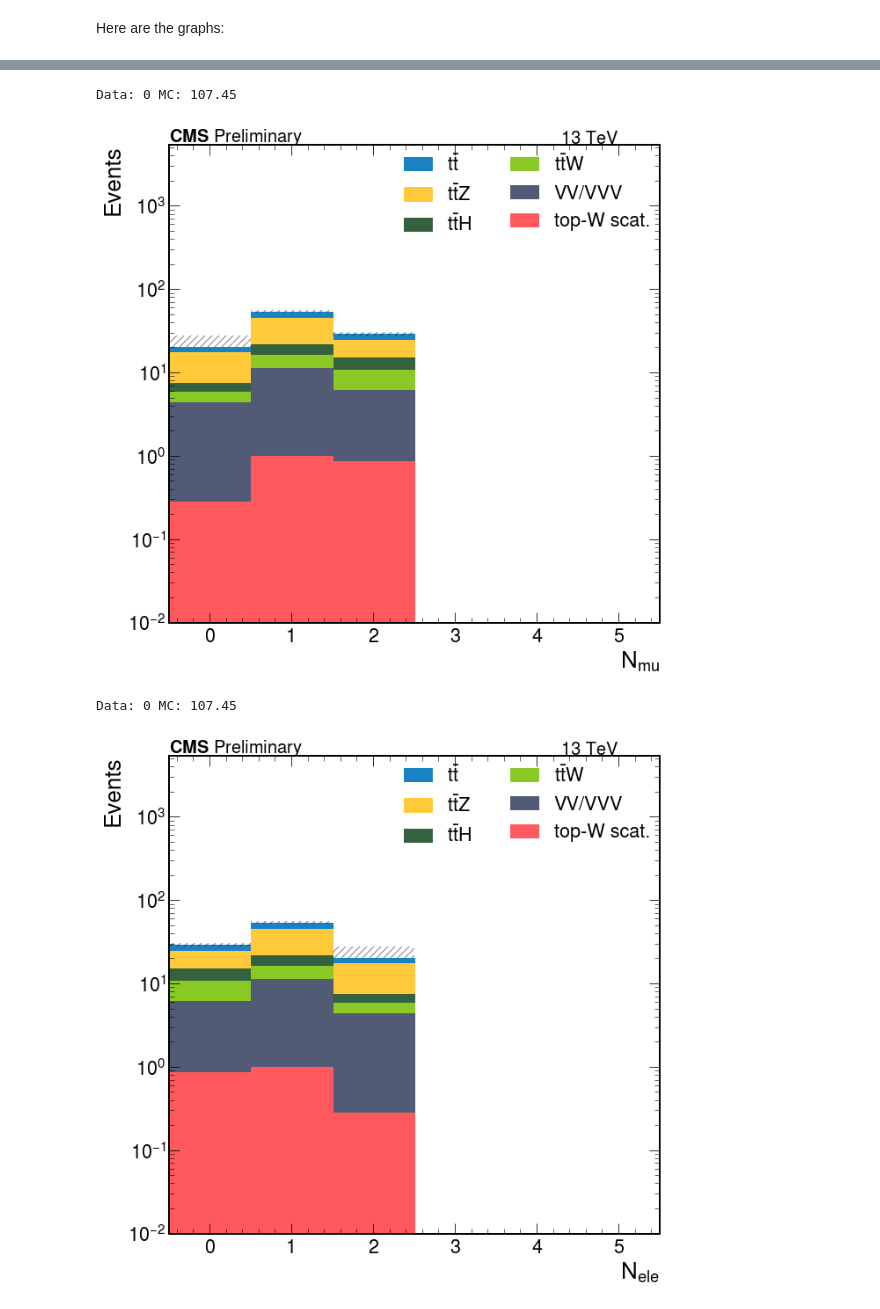
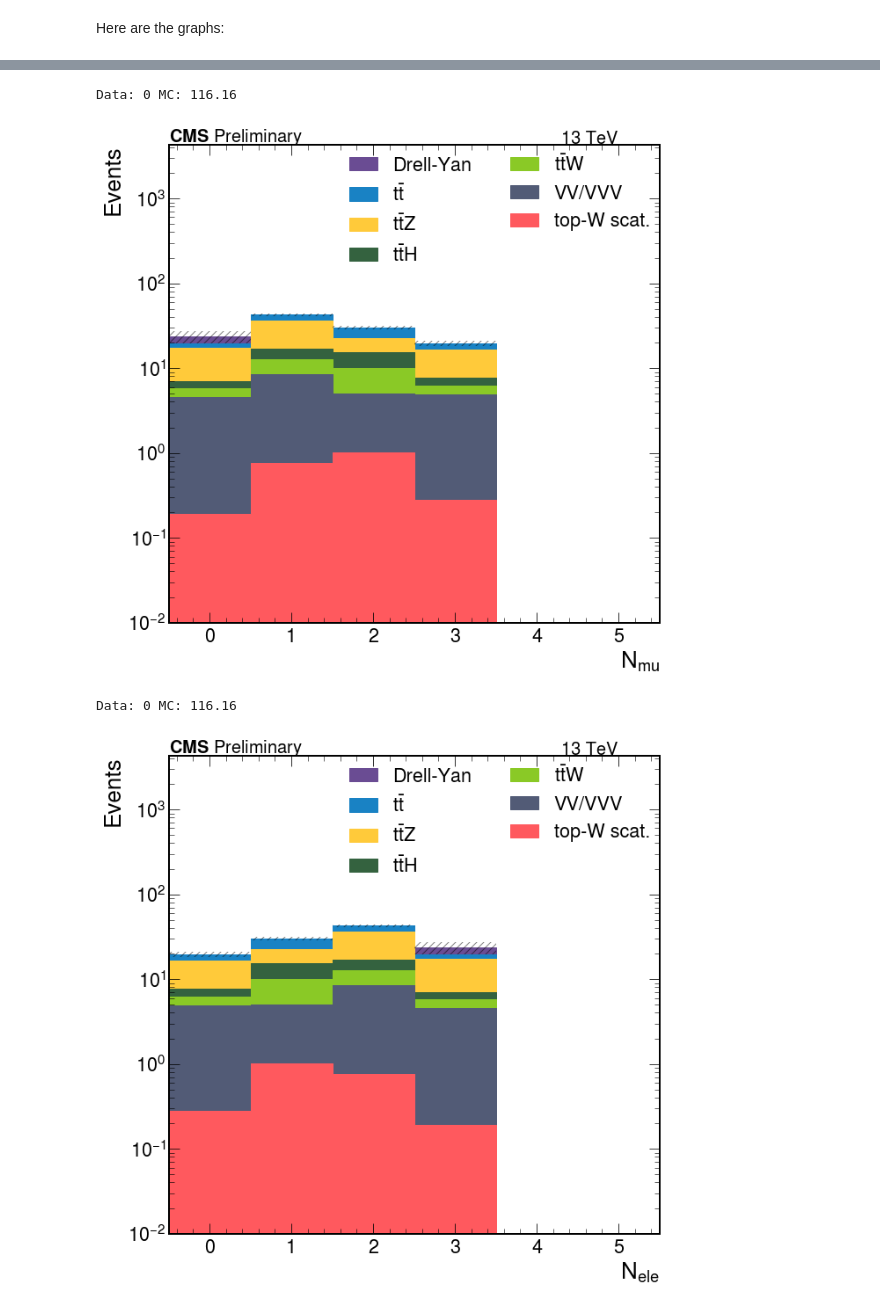
Before and after one commit to HaydenBronson/tW_scattering_dilep, a Jupyter notebook: notebooks/trilep_analysis.ipynb, the cells around one changed output, grey strips where cells are left out. Saved outputs shown, nothing was run; the diff lists cells and outputs as text; code cells hidden in the pictures.

Commit message:
adding DY to plots, plotting veto leptons not tight, trying to change pt cuts to act on veto leptons (hi anna:))

```diff
--- a/notebooks/trilep_analysis.ipynb
+++ b/notebooks/trilep_analysis.ipynb
@@ -271,25 +271,25 @@ makePlot(output, 'N_mu', 'multiplicity',
          data=[],
          bins=N_bins_red, log=True, normalize=False, axis_label=r'$N_{mu}$',
          new_colors=my_colors, new_labels=my_labels,
-         order=['topW_v3', 'diboson', 'TTW', 'TTH', 'TTZ', 'ttbar'],
+         order=['topW_v3', 'diboson', 'TTW', 'TTH', 'TTZ', 'ttbar', 'DY'],
          signals=[],
          omit=['topW_EFT_cp8', 'topW_EFT_mix'],
         )
 # %% [output]
-Data: 0 MC: 107.45
+Data: 0 MC: 116.16
-[figure, old version]
+[figure, new version]
 # %%
 makePlot(output, 'N_ele', 'multiplicity',
          data=[],
          bins=N_bins_red, log=True, normalize=False, axis_label=r'$N_{ele}$',
          new_colors=my_colors, new_labels=my_labels,
-         order=['topW_v3', 'diboson', 'TTW', 'TTH', 'TTZ', 'ttbar'],
+         order=['topW_v3', 'diboson', 'TTW', 'TTH', 'TTZ', 'ttbar', 'DY'],
          signals=[],
          omit=['topW_EFT_cp8', 'topW_EFT_mix'],
         )
 # %% [output]
-Data: 0 MC: 107.45
+Data: 0 MC: 116.16
-[figure, old version]
+[figure, new version]
 # %%
 makePlot(output, 'MET', 'pt',
          data=[],
```
Also changed, not shown: parts of 8 cells of this notebook, 2 other files.
